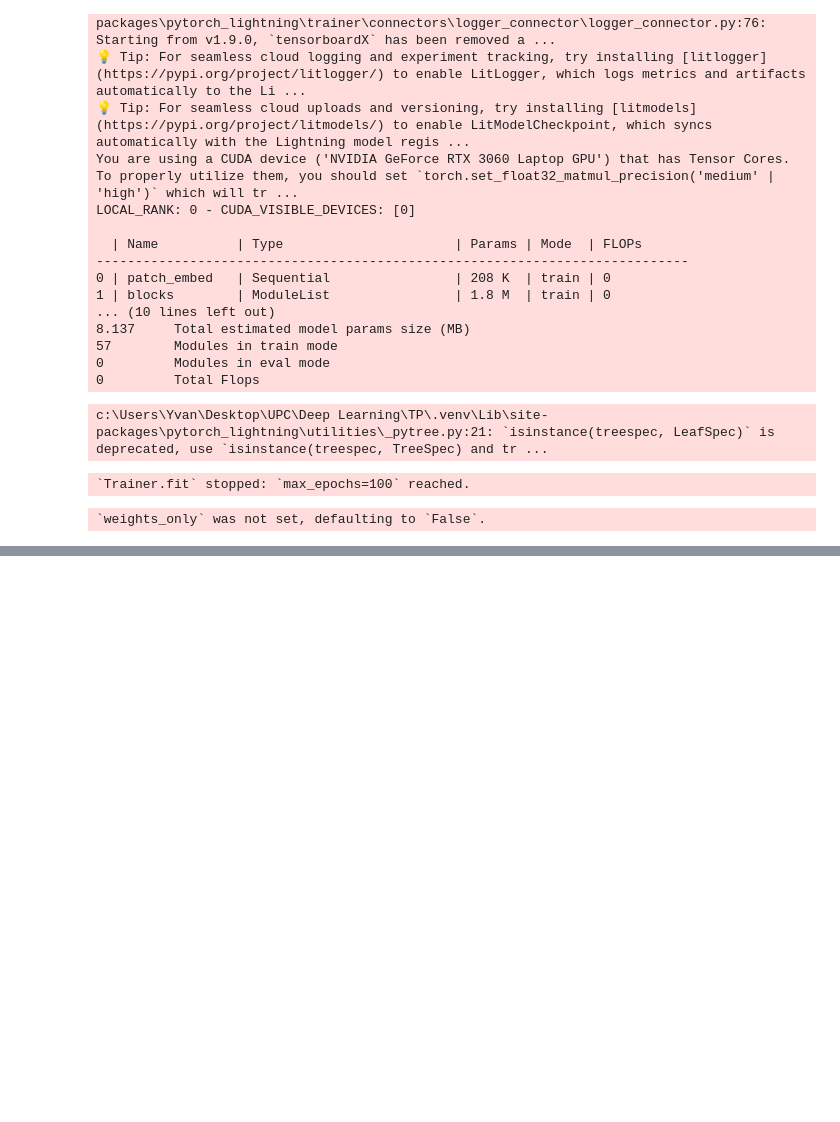
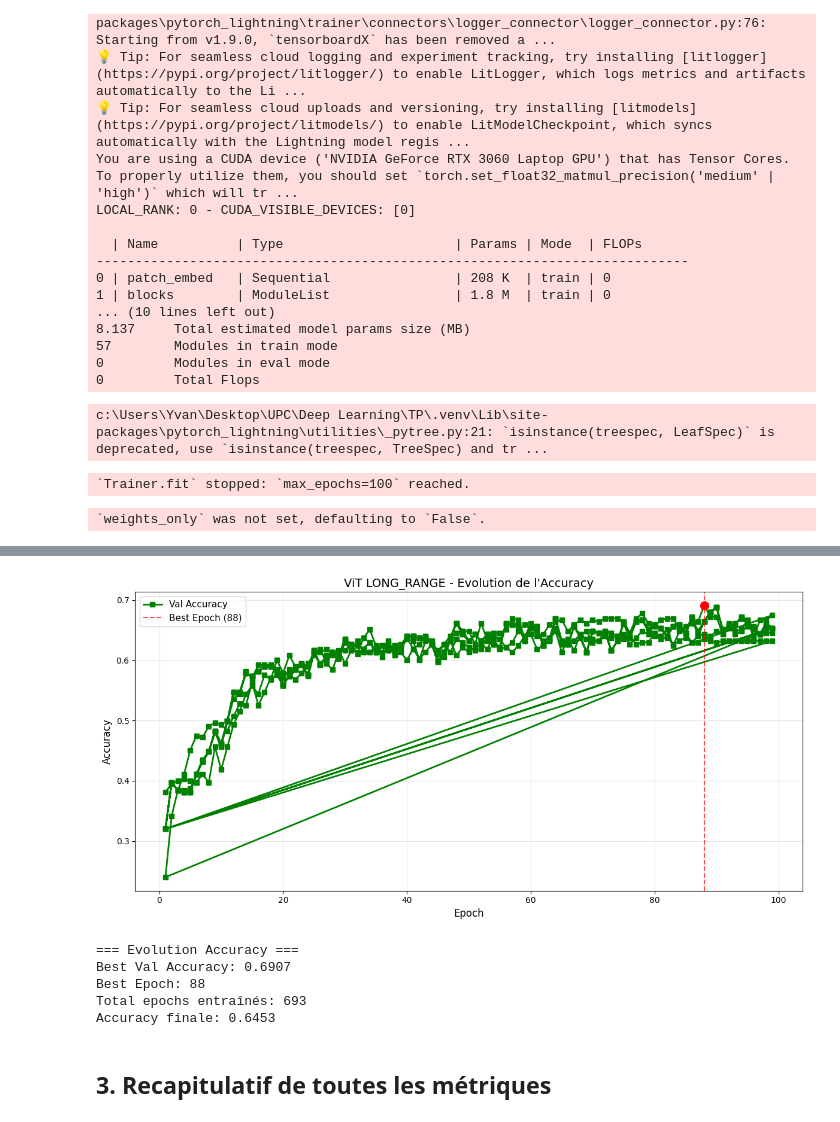
Before and after one commit to ChrisEssomba/Analyse_comparative_CNN_Vision_Transformers, a Jupyter notebook: TP_VIT.ipynb, the cells around one changed output, grey strips where cells are left out. Cells and saved outputs as stored; diff of their text form; code cells hidden in the pictures; blank space fills up the shorter version.

```diff
--- a/TP_VIT.ipynb
+++ b/TP_VIT.ipynb
@@ -57,12 +60,12 @@ val_transform = transforms.Compose([
 
 # ImageFolder STANDARD
 train_dataset = datasets.ImageFolder(
-    root="./datasets_split2/train/texture",
+    root="./generated_datasets/texture_dataset/train",
     transform=train_transform
 )
 
 valid_dataset = datasets.ImageFolder(
-    root="./datasets_split2/val/texture",
+    root="./generated_datasets/texture_dataset/test",
     transform=val_transform
 )
 
@@ -472,0 +653,63 @@ with open("test_confusion_matrix_" +DATA+ ".json", "w", encoding="utf-8") as f:
+# %%
+with open("confusion_matrices_long_range.json") as f:
+    data = json.load(f)
+
+# ============================================================
+# EXTRAIRE L'HISTORIQUE ET CALCULER LES ACCURACIES
+# ============================================================
+epochs = []
+val_accs = []
+
+for entry in data:
+    epoch = entry["epoch"]
+    val_cm = np.array(entry["val"])
+
+    # Calculer accuracy à partir de la matrice de confusion
+    if val_cm.sum() > 0:
+        val_acc = val_cm.diagonal().sum() / val_cm.sum()
+        epochs.append(epoch)
+        val_accs.append(val_acc)
+
+# ============================================================
+# TROUVER LA MEILLEURE EPOCH
+# ============================================================
+best_idx = np.argmax(val_accs)
+best_epoch = epochs[best_idx]
+best_val_acc = val_accs[best_idx]
+
+# ============================================================
+# CREER LE GRAPHIQUE
+# ============================================================
+plt.figure(figsize=(12, 6))
+# ViT n'a que validation accuracy (pas de train_acc stockée)
+plt.plot(epochs, val_accs, marker='s', label='Val Accuracy', linewidth=2, color='green')
+
+# Mettre en évidence la meilleure epoch
+plt.axvline(x=best_epoch, color='red', linestyle='--', alpha=0.7, label=f'Best Epoch ({best_epoch})')
+plt.scatter([best_epoch], [best_val_acc], color='red', s=100, zorder=5)
+
+plt.xlabel('Epoch', fontsize=12)
+plt.ylabel('Accuracy', fontsize=12)
+plt.title(f"ViT LONG_RANGE - Evolution de l'Accuracy", fontsize=14)
+plt.legend(fontsize=11)
+plt.grid(True, alpha=0.3)
+plt.tight_layout()
+plt.show()
+
+# ============================================================
+# AFFICHER LES STATISTIQUES
+# ============================================================
+print(f"\n=== Evolution Accuracy ===")
+print(f"Best Val Accuracy: {best_val_acc:.4f}")
+print(f"Best Epoch: {best_epoch}")
+print(f"Total epochs entraînés: {len(epochs)}")
+print(f"Accuracy finale: {val_accs[-1]:.4f}")
+# %% [output]
+[figure, added]
+=== Evolution Accuracy ===
+Best Val Accuracy: 0.6907
+Best Epoch: 88
+Total epochs entraînés: 693
+Accuracy finale: 0.6453
+# %% [markdown]
+## 3. Recapitulatif de toutes les métriques
```
Also changed, not shown: parts of 9 cells of this notebook.
